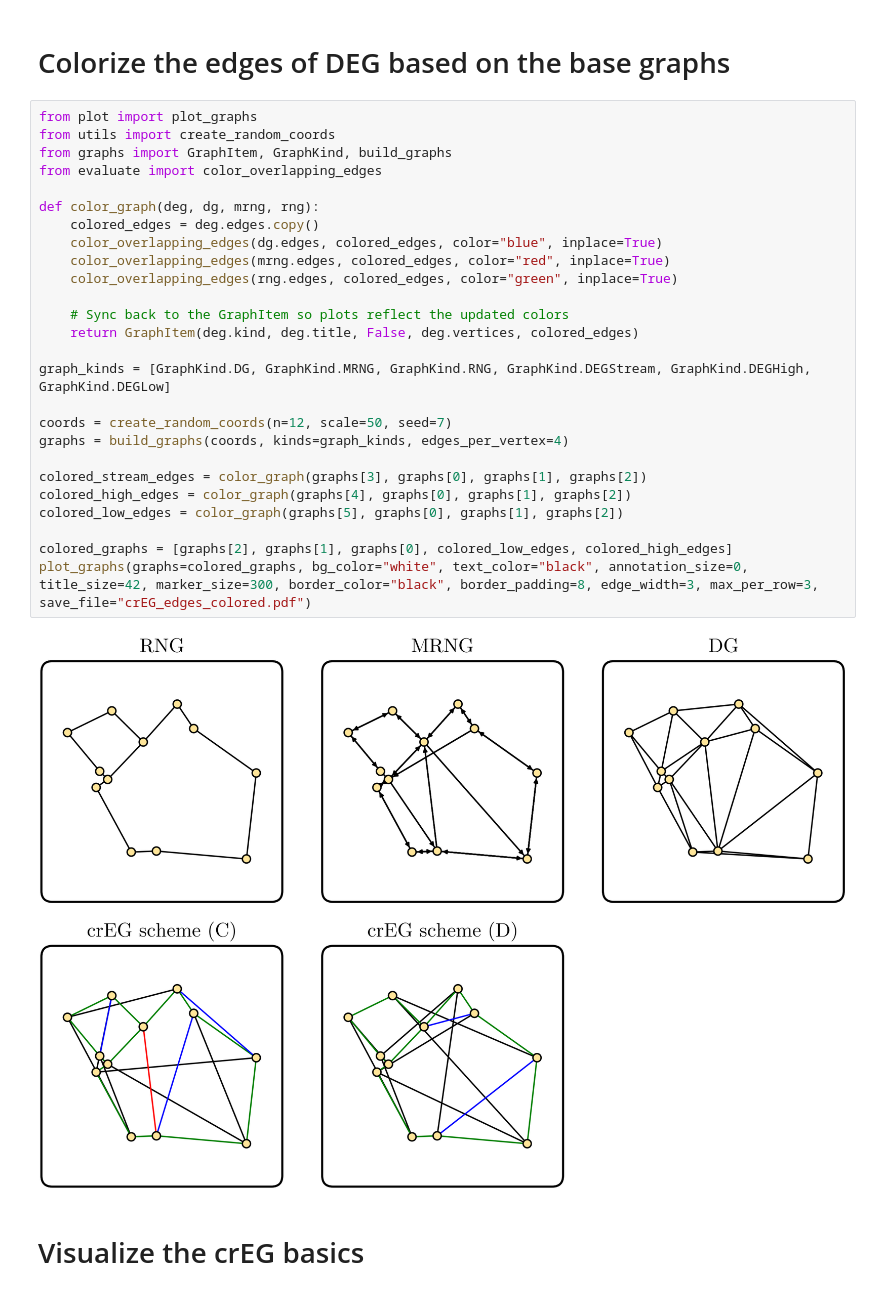
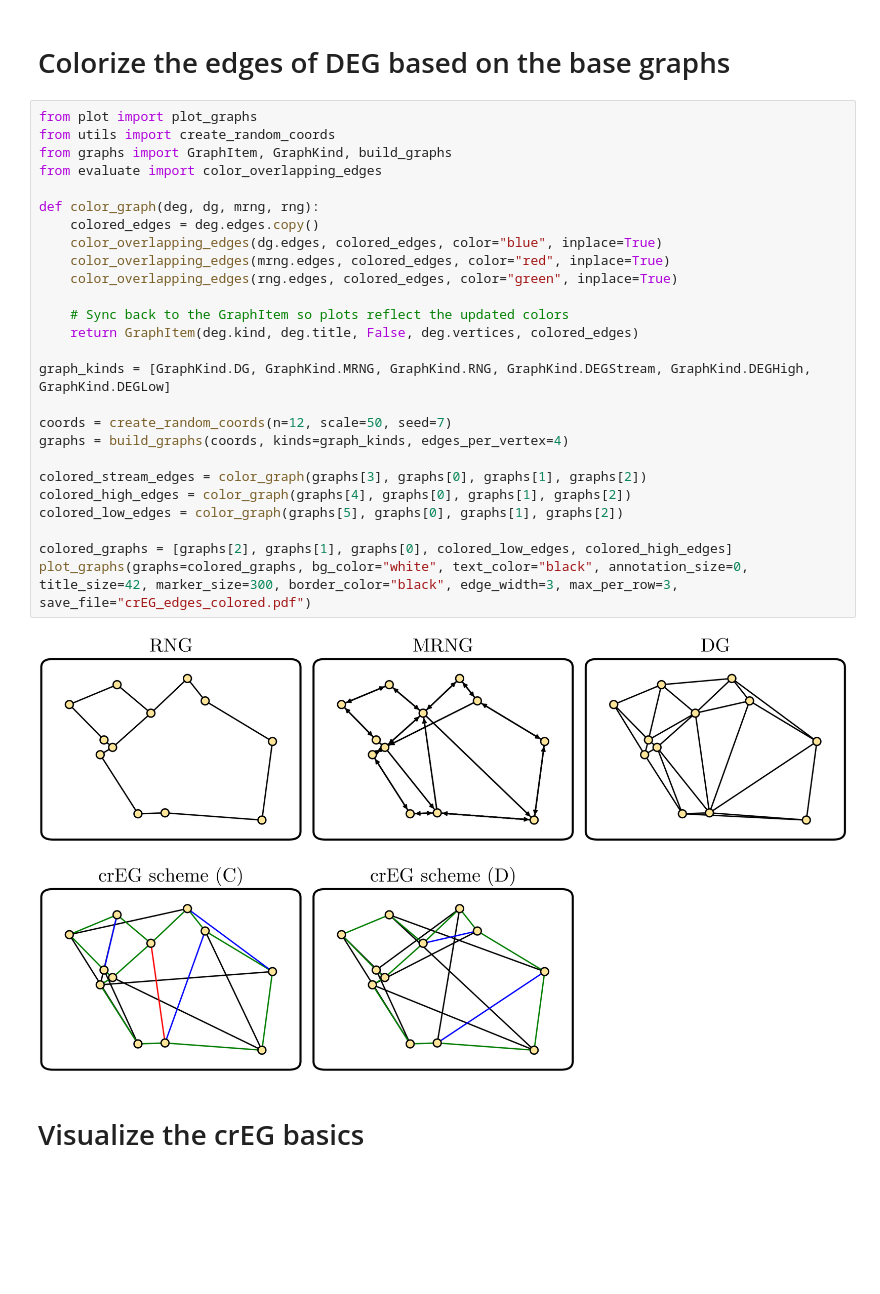
Before and after one commit to Neiko2002/2d-graph, a Jupyter notebook: phd_figures.ipynb, the cells around one changed output. Drawn from its saved outputs; the diff is of its cells as text; blank space fills up the shorter version.

```diff
--- a/phd_figures.ipynb
+++ b/phd_figures.ipynb
@@ -21,31 +21,31 @@ plot_graphs(graphs=graphs, bg_color="white", text_color="black", annotation_size
 # %%
 from plot import plot_graphs
 from utils import create_random_coords
 from graphs import GraphItem, GraphKind, build_graphs
 from evaluate import color_overlapping_edges
 
 def color_graph(deg, dg, mrng, rng):
     colored_edges = deg.edges.copy()
     color_overlapping_edges(dg.edges, colored_edges, color="blue", inplace=True)
     color_overlapping_edges(mrng.edges, colored_edges, color="red", inplace=True)
     color_overlapping_edges(rng.edges, colored_edges, color="green", inplace=True)
 
     # Sync back to the GraphItem so plots reflect the updated colors
     return GraphItem(deg.kind, deg.title, False, deg.vertices, colored_edges)
 
 graph_kinds = [GraphKind.DG, GraphKind.MRNG, GraphKind.RNG, GraphKind.DEGStream, GraphKind.DEGHigh, GraphKind.DEGLow]
 
 coords = create_random_coords(n=12, scale=50, seed=7)
 graphs = build_graphs(coords, kinds=graph_kinds, edges_per_vertex=4)
 
 colored_stream_edges = color_graph(graphs[3], graphs[0], graphs[1], graphs[2])
 colored_high_edges = color_graph(graphs[4], graphs[0], graphs[1], graphs[2])
 colored_low_edges = color_graph(graphs[5], graphs[0], graphs[1], graphs[2])
 
 colored_graphs = [graphs[2], graphs[1], graphs[0], colored_low_edges, colored_high_edges]
-plot_graphs(graphs=colored_graphs, bg_color="white", text_color="black", annotation_size=0, title_size=42, marker_size=300, border_color="black", border_padding=8, edge_width=3, max_per_row=3, save_file="crEG_edges_colored.pdf")
+plot_graphs(graphs=colored_graphs, bg_color="white", text_color="black", annotation_size=0, title_size=42, marker_size=300, border_color="black", edge_width=3, max_per_row=3, save_file="crEG_edges_colored.pdf")
 # %% [output]
-[figure, old version]
+[figure, new version]
 # %% [markdown]
 # Visualize the crEG basics
 # %%
```
Also changed, not shown: parts of 2 cells of this notebook, 1 other file.
